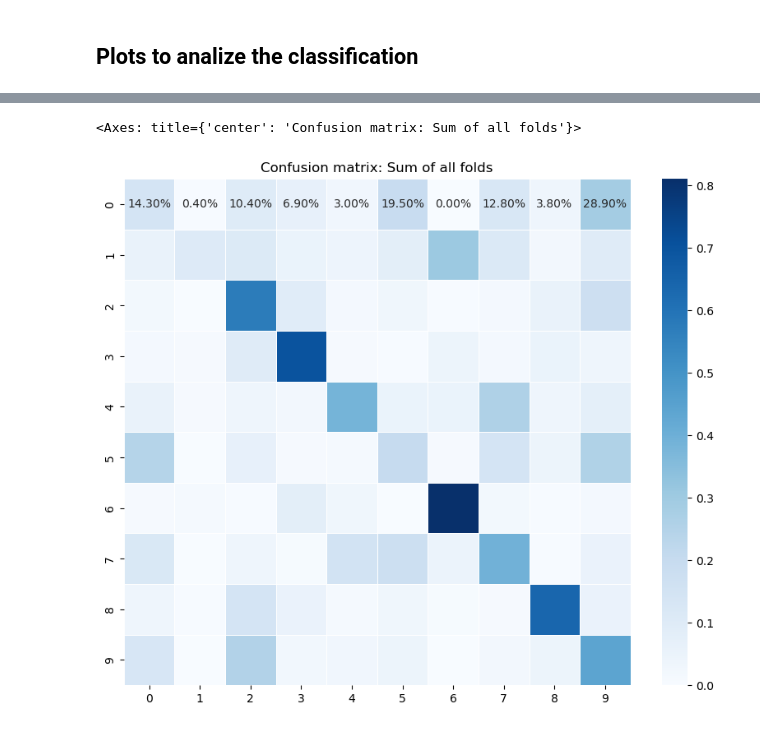
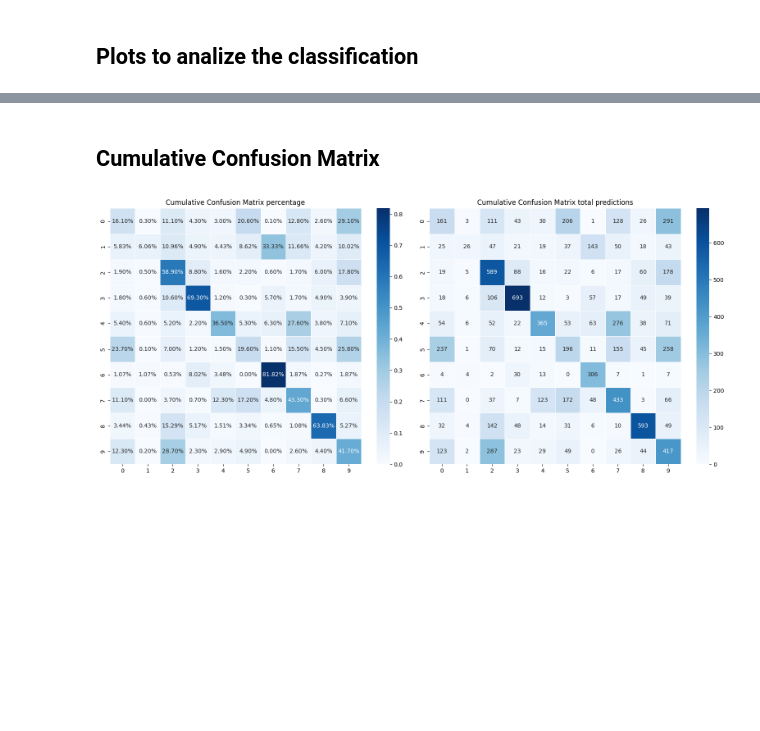
Before and after one commit to joaobaptista30/Sound_Classification, a Jupyter notebook: rnn-lstm.ipynb, the cells around one changed output, grey strips where cells are left out. Cells and saved outputs as stored; diff of their text form; code cells hidden in the pictures; blank space fills up the shorter version.

```diff
--- a/rnn-lstm.ipynb
+++ b/rnn-lstm.ipynb
@@ -632,14 +614,25 @@ plt.show()
-# %%
-cm = np.zeros(shape=(10,10))
-for i in fold_metrics:
-    cm += i.get('confusion_matrix')
-
-cm = cm.astype('float') / cm.sum(axis=1)[:, np.newaxis]
-
-fig, ax =plt.subplots(1, 1, figsize=(10,8))
-ax.set_title('Confusion matrix: Sum of all folds')
-ax.invert_yaxis()
-sns.heatmap(cm, annot=True, fmt=".2%", linewidths=.5, square = True, cmap = 'Blues', ax=ax)
-# %% [output]
-<Axes: title={'center': 'Confusion matrix: Sum of all folds'}>
-[figure, removed]
+# %% [markdown]
+## Cumulative Confusion Matrix
+# %%
+fig, axs = plt.subplots(1, 2, figsize=(16, 7))
+
+axs[0].set_title(f'Cumulative Confusion Matrix percentage')
+axs[0].set_xlabel('Predicted')
+axs[0].set_ylabel('True')
+cm = np.zeros(shape=(10,10))
+for i in fold_metrics:
+    cm += i.get('confusion_matrix')
+cm = cm.astype('float') / cm.sum(axis=1)[:, np.newaxis]
+sns.heatmap(cm, annot=True, fmt='.2%', linewidths=.5, cmap='Blues',xticklabels=class_labels, yticklabels=class_labels,ax=axs[0])
+
+axs[1].set_xlabel('Predicted')
+axs[1].set_ylabel('True')
+axs[1].set_title(f'Cumulative Confusion Matrix total predictions')
+final_cm = sum(fold['confusion_matrix'] for fold in fold_metrics)
+sns.heatmap(final_cm, annot=True, fmt='d', linewidths=.5, cmap='Blues',xticklabels=class_labels, yticklabels=class_labels,ax=axs[1])
+
+# Adjust layout
+plt.tight_layout()
+plt.show()
+# %% [output]
+[figure, added]
```
Also changed, not shown: parts of 3 cells of this notebook.
